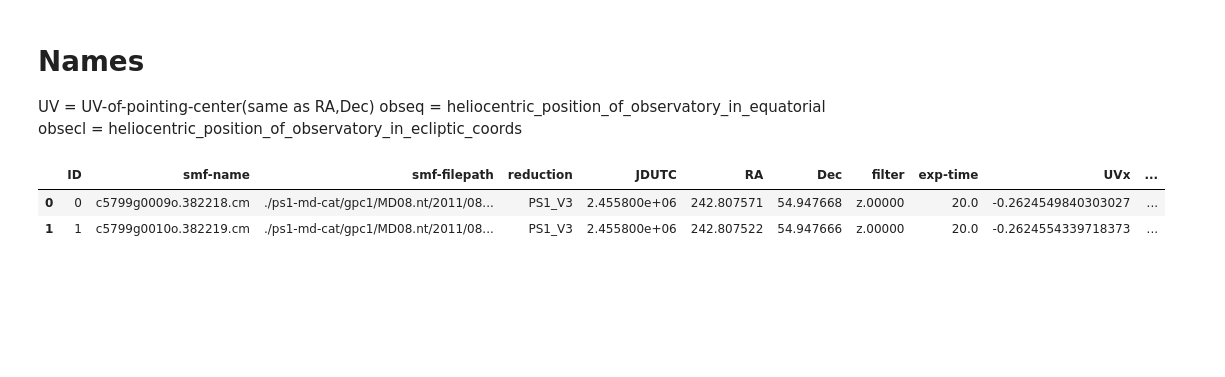
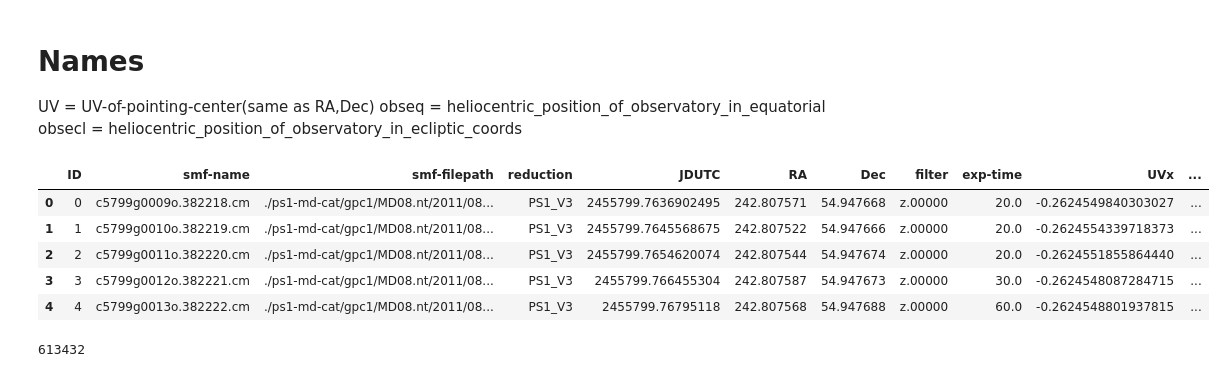
Before and after one commit to Alexandros101/Irregular-Satellites, a Jupyter notebook: readtable.ipynb, the cells around one changed output. Cells and saved outputs as stored; diff of their text form; code cells hidden in the pictures; blank space fills up the shorter version.

```diff
--- a/readtable.ipynb
+++ b/readtable.ipynb
@@ -10,11 +10,14 @@ obsecl = heliocentric_position_of_observatory_in_ecliptic_coords
 # %%
 def strip(x):
     temp = x.strip(" [")
     return temp.strip("]")
 names = ['ID', 'smf-name', 'smf-filepath', 'reduction', 'JDUTC', 'RA', 'Dec', 'filter', 'exp-time', 'UVx', 'UVy', 'UVz', 'obseqx', 'obseqy', 'obseqz', 'obseclx', 'obseclsy', 'obseclz']
-df = pd.read_csv("/Users/dtamayo/Downloads/amalgamated_unique_exposure_reads.txt", names = names, converters={col : strip for col in ['UVx', 'UVz', 'obseqx', 'obseqz', 'obseclx', 'obseclz']})
+df = pd.read_csv("/Users/user/Irregular-Satellites/amalgamated_unique_exposure_reads.txt", names = names, converters={col : strip for col in ['UVx', 'UVz', 'obseqx', 'obseqz', 'obseclx', 'obseclz']})
 df.head()
 # %% [output]
 |  | ID | smf-name | smf-filepath | reduction | JDUTC | RA | Dec | filter | exp-time | UVx | ... |
-| 0 | 0 | c5799g0009o.382218.cm | ./ps1-md-cat/gpc1/MD08.nt/2011/08... | PS1_V3 | 2.455800e+06 | 242.807571 | 54.947668 | z.00000 | 20.0 | -0.2624549840303027 | ... |
-| 1 | 1 | c5799g0010o.382219.cm | ./ps1-md-cat/gpc1/MD08.nt/2011/08... | PS1_V3 | 2.455800e+06 | 242.807522 | 54.947666 | z.00000 | 20.0 | -0.2624554339718373 | ... |
+| 0 | 0 | c5799g0009o.382218.cm | ./ps1-md-cat/gpc1/MD08.nt/2011/08... | PS1_V3 | 2455799.7636902495 | 242.807571 | 54.947668 | z.00000 | 20.0 | -0.2624549840303027 | ... |
+| 1 | 1 | c5799g0010o.382219.cm | ./ps1-md-cat/gpc1/MD08.nt/2011/08... | PS1_V3 | 2455799.7645568675 | 242.807522 | 54.947666 | z.00000 | 20.0 | -0.2624554339718373 | ... |
+| 2 | 2 | c5799g0011o.382220.cm | ./ps1-md-cat/gpc1/MD08.nt/2011/08... | PS1_V3 | 2455799.7654620074 | 242.807544 | 54.947674 | z.00000 | 20.0 | -0.2624551855864440 | ... |
+| 3 | 3 | c5799g0012o.382221.cm | ./ps1-md-cat/gpc1/MD08.nt/2011/08... | PS1_V3 | 2455799.766455304 | 242.807587 | 54.947673 | z.00000 | 30.0 | -0.2624548087284715 | ... |
+| 4 | 4 | c5799g0013o.382222.cm | ./ps1-md-cat/gpc1/MD08.nt/2011/08... | PS1_V3 | 2455799.76795118 | 242.807568 | 54.947688 | z.00000 | 60.0 | -0.2624548801937815 | ... |
@@ -20,0 +39,4 @@ df.head()
+# %%
+df['RA>100'].sum()
+# %% [output]
+613432
```
Also changed, not shown: parts of 3 cells of this notebook, 1 other file.
